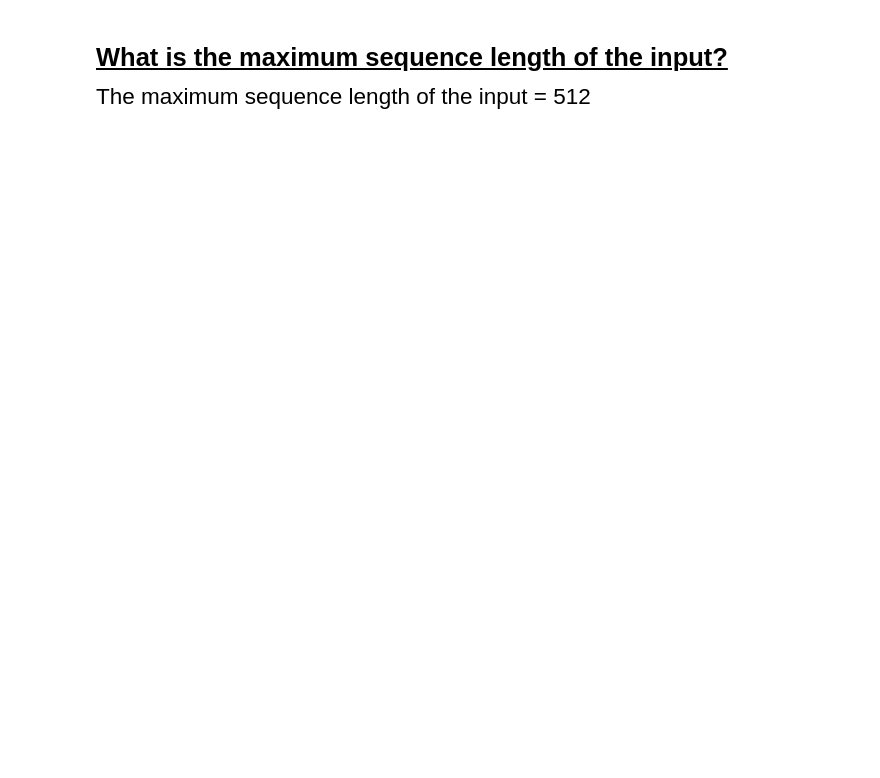
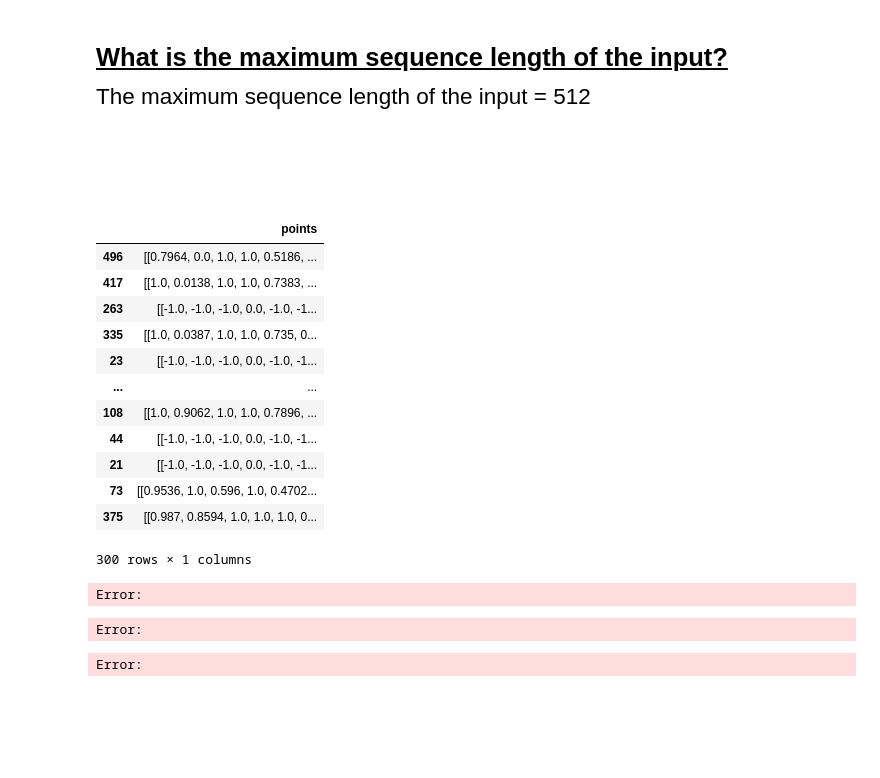
Before and after one commit to MatiasGrynfeld/SignAI, a Jupyter notebook: AI-Module/BERT/bert-example.ipynb, the cells around one changed output. Saved outputs shown, nothing was run; the diff lists cells and outputs as text; code cells hidden in the pictures; blank space fills up the shorter version.

Commit message:
bert file importa bien el dataset y lo separa correctamente. problemas con la mask

```diff
--- a/AI-Module/BERT/bert-example.ipynb
+++ b/AI-Module/BERT/bert-example.ipynb
@@ -20,7 +26,7 @@ torch.cuda.is_available(), torch.cuda.device_count(), torch.cuda.current_device(
 # %%
-#df_videos = pd.read_csv("/app/AI-Module/Resources/Datasets/how2sign.csv", usecols=["translation", "id"])
+df_videos = pd.read_csv("/app/AI-Module/Resources/Datasets/how2sign.csv", usecols=["translation", "id"])
 #df_videos = pd.read_csv("C:/Users/48519558/Desktop/SignAI-ML/AI-Module/Resources/Datasets/how2sign.csv", usecols=["translation", "id"])
-df_videos = pd.read_csv("D:/SignAI-ML/AI-Module/Resources/Datasets/how2sign.csv", usecols=["translation", "id"])
+#df_videos = pd.read_csv("D:/SignAI-ML/AI-Module/Resources/Datasets/how2sign.csv", usecols=["translation", "id"])
 # %%
 # df_videos = pd.read_csv("D:/Sprinfil/Dataset/how2sign.csv")
 # df_videos = df_videos.sort_values(["id"]).reset_index().drop(["index"], axis=1)
@@ -42,8 +48,8 @@ df_videos = pd.read_csv("D:/SignAI-ML/AI-Module/Resources/Datasets/how2sign.csv"
 # df_videos["points"] = points
 # df_videos.head()
 # %%
-#puntos_folder = "/app/AI-Module/Resources/Datasets/Points"
+puntos_folder = "/app/AI-Module/Resources/Datasets/Points"
 #puntos_folder = "C:/Users/48519558/Desktop/SignAI-ML/AI-Module/Resources/Datasets/Points"
-puntos_folder = "D:/SignAI-ML/AI-Module/Resources/Datasets/Points"
+#puntos_folder = "D:/SignAI-ML/AI-Module/Resources/Datasets/Points"
 files = [puntos_folder + "/" + file for file in os.listdir(puntos_folder)]
 len(files)
@@ -51,8 +59,7 @@ len(files)
 def load_points(files):
     for file in files:
         item_with_index = np.load(file, allow_pickle=True)
-        # Convertir los arrays a float32 para reducir memoria
-        item = item_with_index[0].astype(np.float32)
+        item = item_with_index[0].astype(np.float16)
         index = item_with_index[1]
         yield item, index
 
@@ -84,7 +99,7 @@ def add_padding(max_frames, point_series: pd.Series):
             padding = np.full(
                 (max_frames - current_length, 2172),
                 -1,
-                dtype=np.float32
+                dtype=np.float16
             )
             padding[:, 3::4] = 0
             point_series[i] = np.concatenate((point_series[i], padding), axis=0)
@@ -154,0 +213,25 @@ test_y = torch.tensor(tokens_label_test['input_ids'].values, dtype=torch.long)
+# %%
+gc.collect()
+train_seq = torch.tensor(X_train['points'].tolist(), dtype=torch.float16)
+globals().pop("X_train", None)
+# %% [output]
+|  | points |
+| 496 | [[0.7964, 0.0, 1.0, 1.0, 0.5186, ... |
+| 417 | [[1.0, 0.0138, 1.0, 1.0, 0.7383, ... |
+| 263 | [[-1.0, -1.0, -1.0, 0.0, -1.0, -1... |
+| 335 | [[1.0, 0.0387, 1.0, 1.0, 0.735, 0... |
+| 23 | [[-1.0, -1.0, -1.0, 0.0, -1.0, -1... |
+| ... | ... |
+| 108 | [[1.0, 0.9062, 1.0, 1.0, 0.7896, ... |
+| 44 | [[-1.0, -1.0, -1.0, 0.0, -1.0, -1... |
+| 21 | [[-1.0, -1.0, -1.0, 0.0, -1.0, -1... |
+| 73 | [[0.9536, 1.0, 0.596, 1.0, 0.4702... |
+| 375 | [[0.987, 0.8594, 1.0, 1.0, 1.0, 0... |
+300 rows × 1 columns
+# %%
+gc.collect()
+train_mask = create_attention_mask_from_points(train_seq)
+# %% [output]
+Error:
+Error:
+Error:
```
Also changed, not shown: parts of 16 cells of this notebook.
